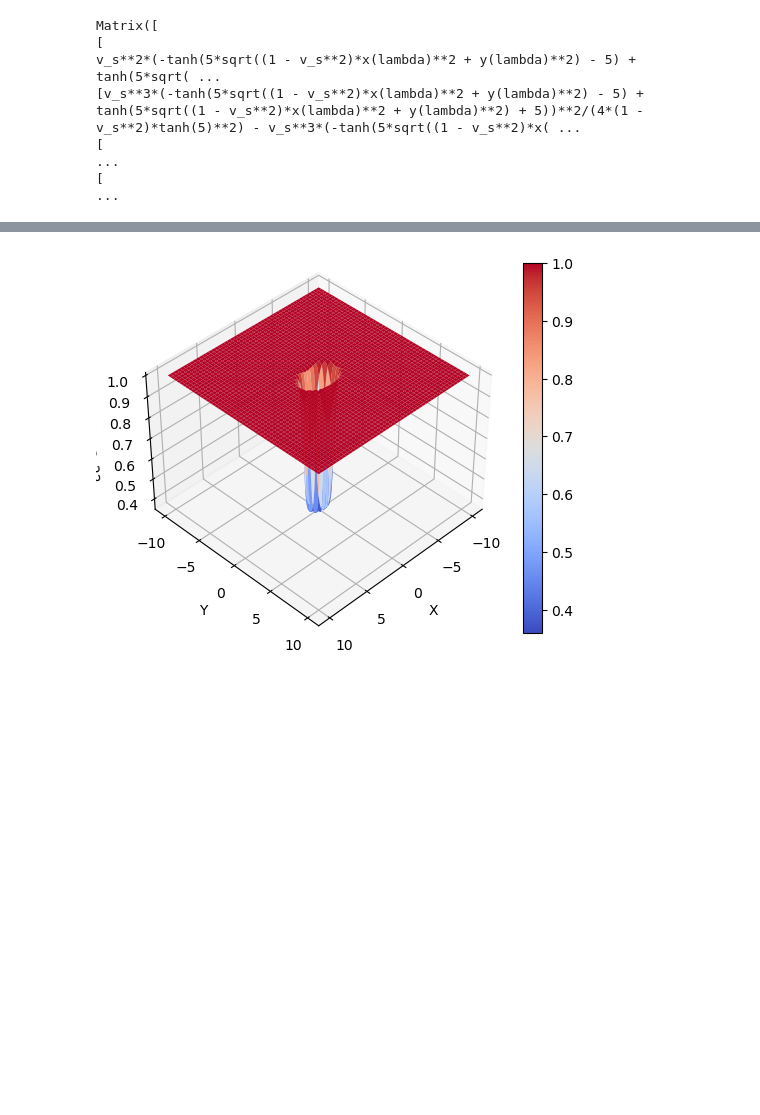
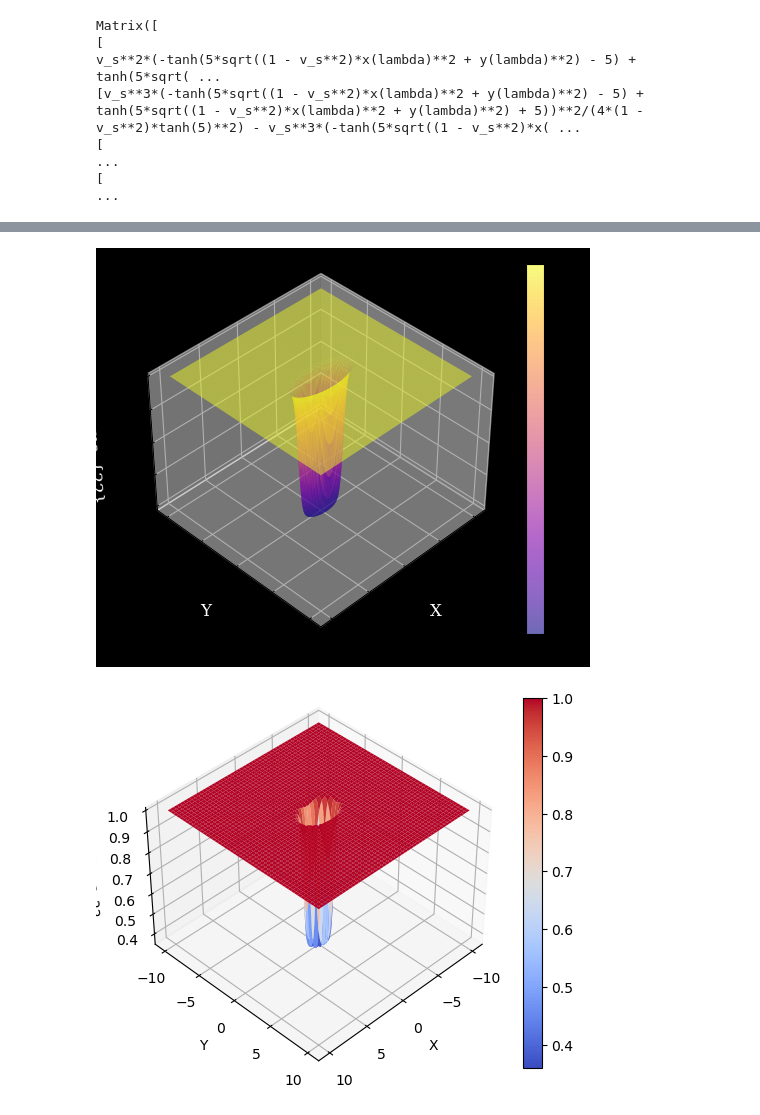
Before and after one commit to zanebeeai/GeneralRelativityStuff, a Jupyter notebook: Untitled Folder/fixedHamDist2.ipynb, the cells around one changed output, grey strips where cells are left out. Drawn from its saved outputs; the diff is of its cells as text; code cells hidden in the pictures; blank space fills up the shorter version.

```diff
--- a/Untitled Folder/fixedHamDist2.ipynb
+++ b/Untitled Folder/fixedHamDist2.ipynb
@@ -129,3 +131,27 @@ ax.view_init(elev=30, azim=45)  # elevation and azimuth
+# %%
+import matplotlib as mpl
+mpl.rcParams['font.family'] = 'serif'  # Sets the font family to serif
+mpl.rcParams['font.size'] = 12         # Sets the global font size
+mpl.rcParams['text.color'] = 'white'   # Sets the global text color
+
+fig = plt.figure()
+fig.patch.set_facecolor('black')  # Change the background color of the figure
+
+ax = fig.add_subplot(111, projection='3d')
+ax.patch.set_facecolor('black')  # Change the background color of the axes
+
+surf = ax.plot_surface(X, Y, -Gamma_22, cmap='plasma', edgecolor='none', linewidth=0, alpha=0.6, rstride=1, cstride=1)
+fig.colorbar(surf)
+ax.set_xlabel('X', color="white")
+ax.set_ylabel('Y', color="white")
+ax.set_zlabel(r'\gamma_{22}', color="white")
+
+# Adjust the view angle for better aesthetics
+ax.view_init(elev=40, azim=45)
+
+plt.show()
+# %% [output]
+[figure, added]
 # %%
 fig = plt.figure()
 ax = fig.add_subplot(111, projection='3d')
```
Also changed, not shown: parts of 5 cells of this notebook, 1 other file.
